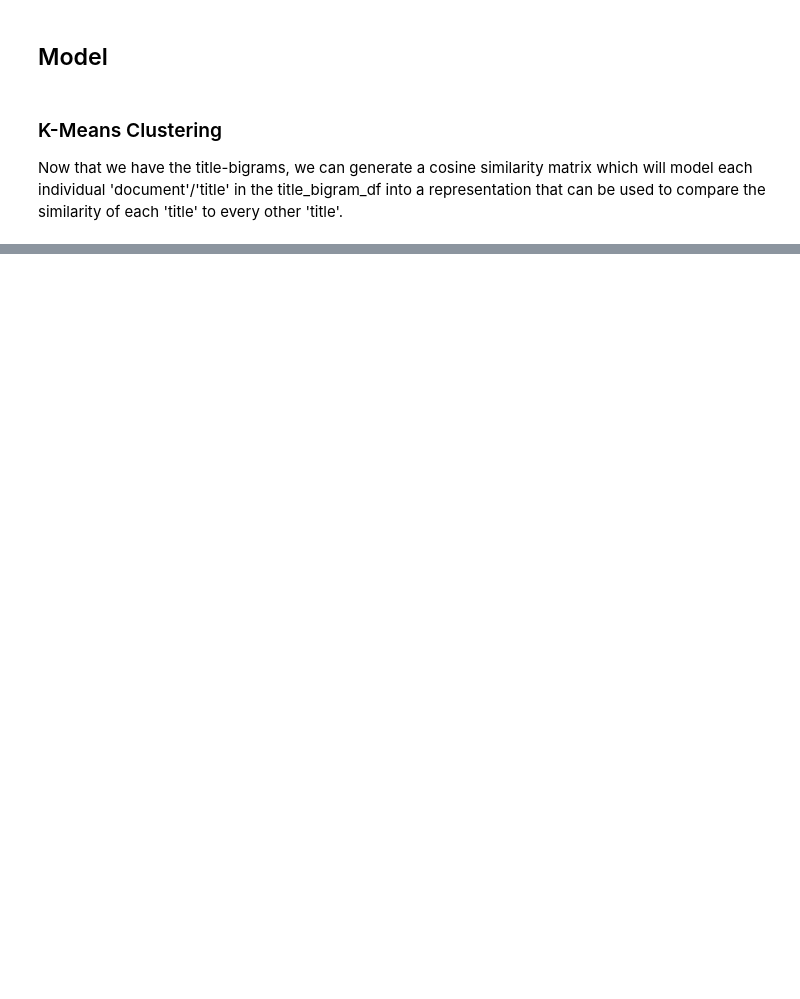
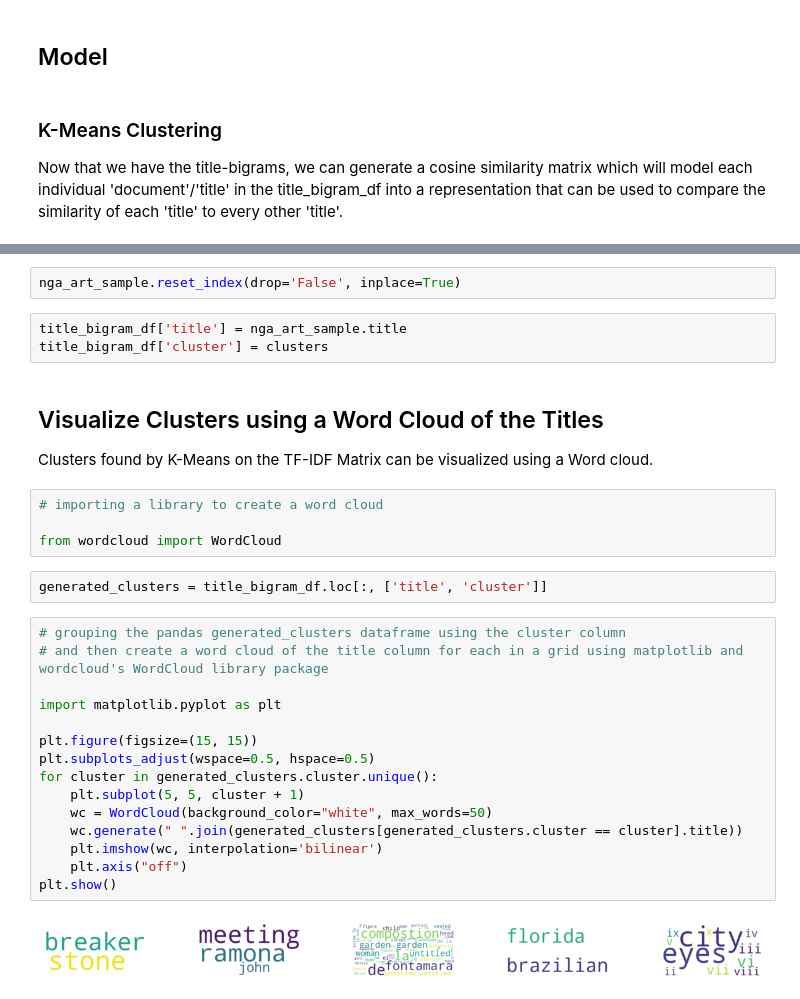
Before and after one commit to Bryan-Az/ClusteringMethod-Slate, a Jupyter notebook: Text_Embeddings_Clustering.ipynb, the cells around one changed output, grey strips where cells are left out. Saved outputs shown, nothing was run; the diff lists cells and outputs as text; blank space fills up the shorter version.

Commit message:
*visualized clusters of text titles

```diff
--- a/Text_Embeddings_Clustering.ipynb
+++ b/Text_Embeddings_Clustering.ipynb
@@ -164,0 +176,31 @@ Error:
+# %%
+nga_art_sample.reset_index(drop='False', inplace=True)
+# %%
+title_bigram_df['title'] = nga_art_sample.title
+title_bigram_df['cluster'] = clusters
+# %% [markdown]
+## Visualize Clusters using a Word Cloud of the Titles
+Clusters found by K-Means on the TF-IDF Matrix can be visualized using a Word cloud.
+# %%
+# importing a library to create a word cloud
+
+from wordcloud import WordCloud
+# %%
+generated_clusters = title_bigram_df.loc[:, ['title', 'cluster']]
+# %%
+# grouping the pandas generated_clusters dataframe using the cluster column
+# and then create a word cloud of the title column for each in a grid using matplotlib and wordcloud's WordCloud library package
+
+import matplotlib.pyplot as plt
+
+plt.figure(figsize=(15, 15))
+plt.subplots_adjust(wspace=0.5, hspace=0.5)
+for cluster in generated_clusters.cluster.unique():
+    plt.subplot(5, 5, cluster + 1)
+    wc = WordCloud(background_color="white", max_words=50)
+    wc.generate(" ".join(generated_clusters[generated_clusters.cluster == cluster].title))
+    plt.imshow(wc, interpolation='bilinear')
+    plt.axis("off")
+plt.show()
+# %% [output]
+[figure, added]
```
Also changed, not shown: parts of 9 cells of this notebook.
